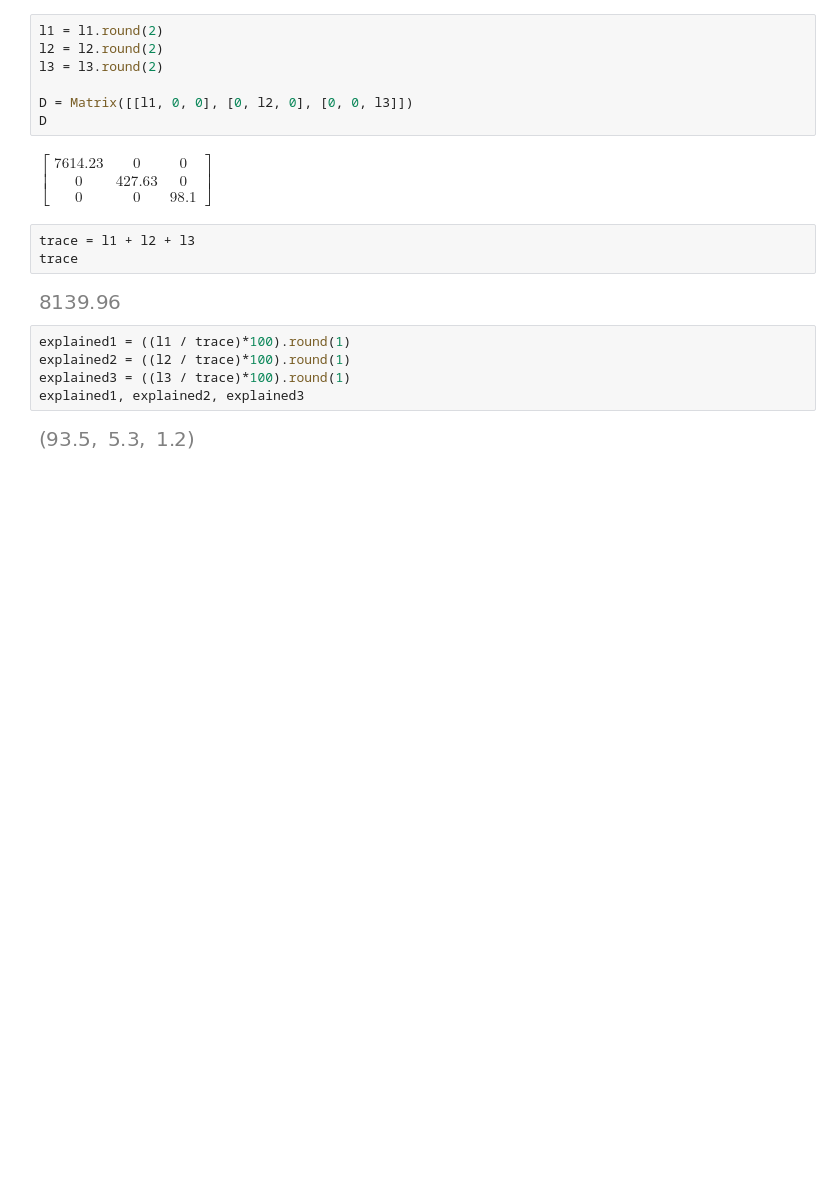
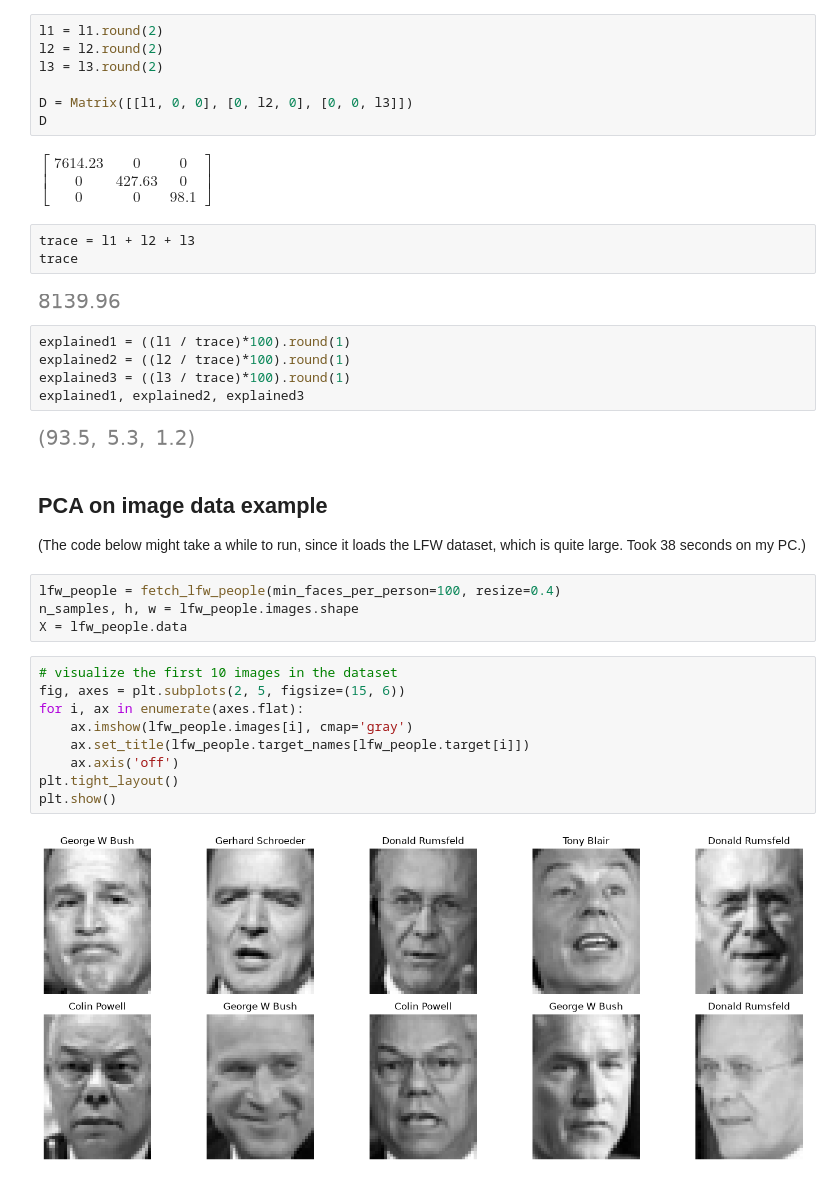
Before and after one commit to 304125/ALA1_26, a Jupyter notebook: Lessons code/11_PCA.ipynb, the cells around one changed output. Saved outputs shown, nothing was run; the diff lists cells and outputs as text; blank space fills up the shorter version.

Commit message:
Updated 11_PCA and readme with visual PCA example on images

```diff
--- a/Lessons code/11_PCA.ipynb
+++ b/Lessons code/11_PCA.ipynb
@@ -110,3 +113,22 @@ explained3 = ((l3 / trace)*100).round(1)
 explained1, explained2, explained3
 # %% [output]
 [figure]
+# %% [markdown]
+## PCA on image data example
+
+(The code below might take a while to run, since it loads the LFW dataset, which is quite large. Took 38 seconds on my PC.)
+# %%
+lfw_people = fetch_lfw_people(min_faces_per_person=100, resize=0.4)
+n_samples, h, w = lfw_people.images.shape
+X = lfw_people.data
+# %%
+# visualize the first 10 images in the dataset
+fig, axes = plt.subplots(2, 5, figsize=(15, 6))
+for i, ax in enumerate(axes.flat):
+    ax.imshow(lfw_people.images[i], cmap='gray')
+    ax.set_title(lfw_people.target_names[lfw_people.target[i]])
+    ax.axis('off')
+plt.tight_layout()
+plt.show()
+# %% [output]
+[figure, added]
```
Also changed, not shown: parts of 10 cells of this notebook, 1 other file.
